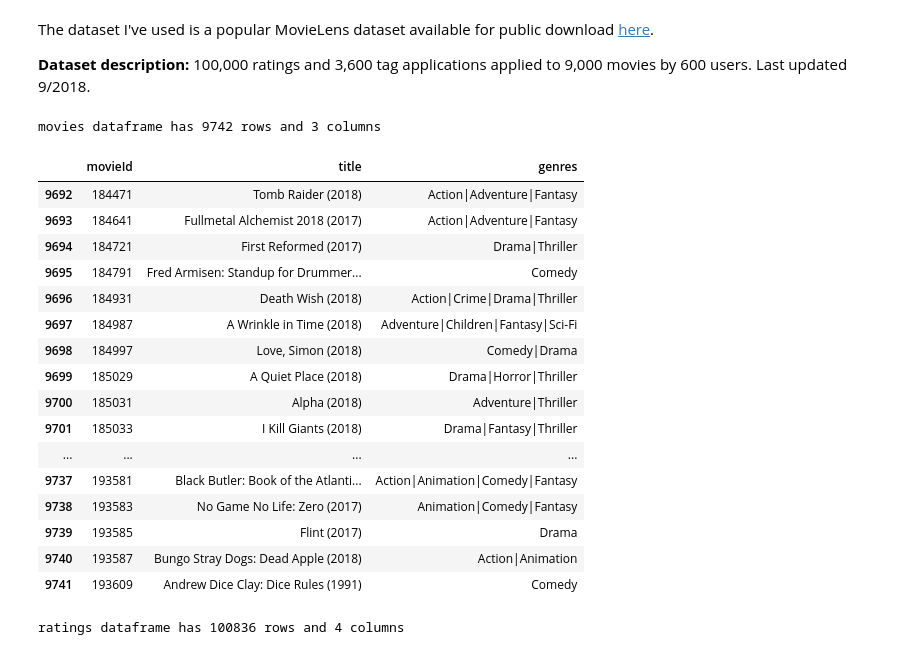
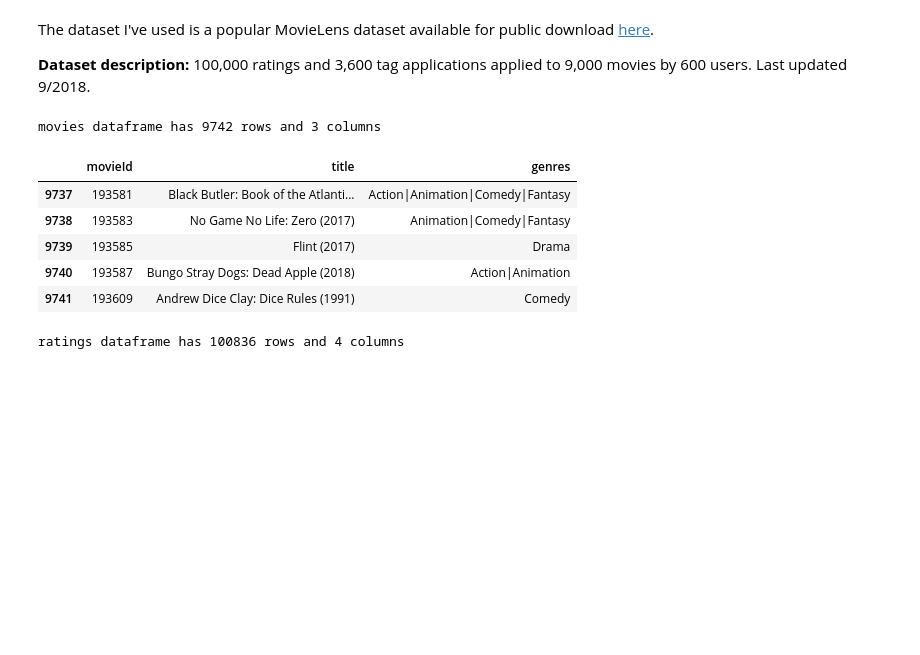
Before and after one commit to lepchenkov/Collaborative-Pearsons-R-Movie-Recommender, a Jupyter notebook: Pearsons_R.ipynb, the cells around one changed output. Saved outputs shown, nothing was run; the diff lists cells and outputs as text; code cells hidden in the pictures; blank space fills up the shorter version.

```diff
--- a/Pearsons_R.ipynb
+++ b/Pearsons_R.ipynb
@@ -9,21 +9,10 @@ import numpy as np
 # %%
 movies = pd.read_csv('ml-latest-small/movies.csv')
 print(f'movies dataframe has {movies.shape[0]} rows and {movies.shape[1]} columns')
-movies.tail(50)
+movies.tail(5)
 # %% [output]
 movies dataframe has 9742 rows and 3 columns
 |  | movieId | title | genres |
-| 9692 | 184471 | Tomb Raider (2018) | Action|Adventure|Fantasy |
-| 9693 | 184641 | Fullmetal Alchemist 2018 (2017) | Action|Adventure|Fantasy |
-| 9694 | 184721 | First Reformed (2017) | Drama|Thriller |
-| 9695 | 184791 | Fred Armisen: Standup for Drummer... | Comedy |
-| 9696 | 184931 | Death Wish (2018) | Action|Crime|Drama|Thriller |
-| 9697 | 184987 | A Wrinkle in Time (2018) | Adventure|Children|Fantasy|Sci-Fi |
-| 9698 | 184997 | Love, Simon (2018) | Comedy|Drama |
-| 9699 | 185029 | A Quiet Place (2018) | Drama|Horror|Thriller |
-| 9700 | 185031 | Alpha (2018) | Adventure|Thriller |
-| 9701 | 185033 | I Kill Giants (2018) | Drama|Fantasy|Thriller |
-| ... | ... | ... | ... |
 | 9737 | 193581 | Black Butler: Book of the Atlanti... | Action|Animation|Comedy|Fantasy |
 | 9738 | 193583 | No Game No Life: Zero (2017) | Animation|Comedy|Fantasy |
 | 9739 | 193585 | Flint (2017) | Drama |
```
Also changed, not shown: parts of 8 cells of this notebook.
